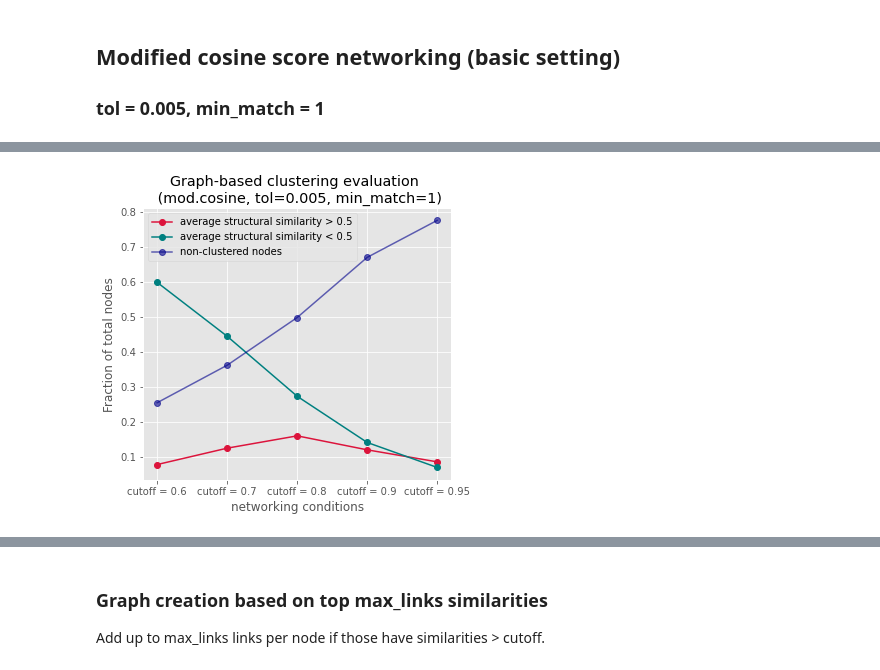
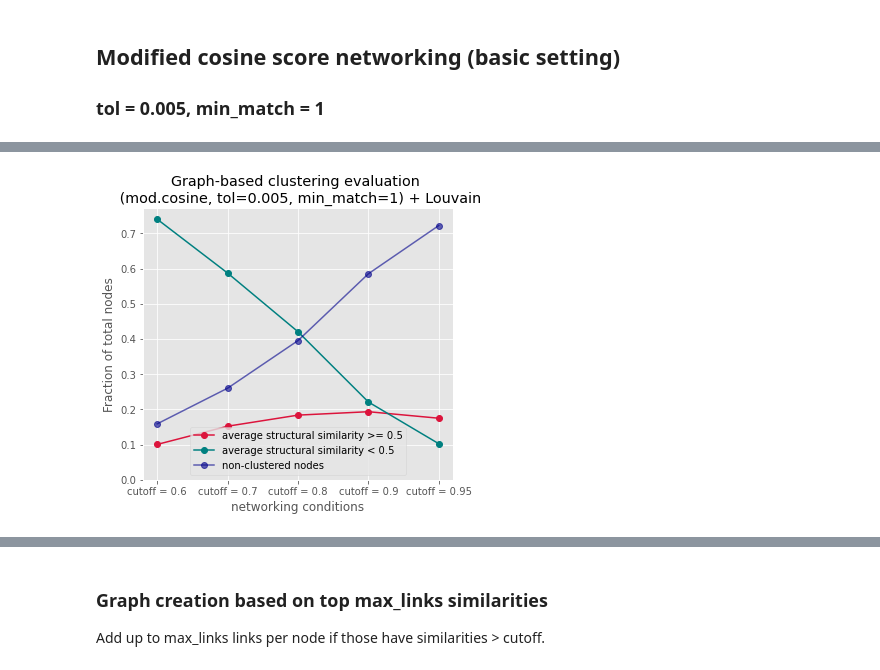
Before and after one commit to iomega/spec2vec_gnps_data_analysis, a Jupyter notebook: notebooks/iomega-10-spectra-networking.ipynb, the cells around one changed output, grey strips where cells are left out. Cells and saved outputs as stored; diff of their text form; code cells hidden in the pictures.

```diff
--- a/notebooks/iomega-10-spectra-networking.ipynb
+++ b/notebooks/iomega-10-spectra-networking.ipynb
@@ -203,10 +205,10 @@ import networkx as nx
 ### Import all-vs-all matrix of modified cosine scores.
 Derived in separate notebook:  ...
 # %%
-filename = os.path.join(path_data,'similarities_mod_cosine_tol0005.npy')
+filename = os.path.join(path_data,'similarities_mod_cosine_tol0005_200727.npy')
 matrix_similarities_mod_cosine = np.load(filename)
 
-filename = os.path.join(path_data,'similarities_mod_cosine_tol0005_matches.npy')
+filename = os.path.join(path_data,'similarities_mod_cosine_tol0005_200727_matches.npy')
 matrix_matches_mod_cosine = np.load(filename)
 # %% [markdown]
 ## Modified cosine score networking (basic setting)
@@ -288,11 +289,0 @@ plt.xlim([-1, 6.8])
-# %%
-size_bins = [1,5,10,50,100,250, len(spectra)]
-labels_modcos = ['cutoff = {}'.format(x) for x in thresholds]
-
-plots_cluster_evaluations(DATA_modcos_louvain,
-                              M_sim_mol,
-                              total_num_nodes,
-                              size_bins,
-                              labels_modcos,
-                              title = 'Cluster evaluation - mod.cosine score, Louvain clustering',
-                              filename = 'modcos_min_match1_louvain_cluster_evaluation.pdf')
@@ -301,12 +301,10 @@ plots_cluster_evaluations(DATA_modcos_louvain,
 # %%
-#plt.figure(figsize=(6,6))
-title = 'Graph-based clustering evaluation \n (mod.cosine, tol=0.005, min_match=1)'
-plot_clustering_performance(DATA_modcos,
+title = 'Graph-based clustering evaluation \n (mod.cosine, tol=0.005, min_match=1) + Louvain'
+plot_clustering_performance(DATA_modcos_louvain,
                             labels_modcos,
-                            total_num_nodes,
                             thres_well = 0.5,
                             thres_poor = 0.5,
                             title = title,
-                            filename = 'modcos_min_match1_cluster_performance_thres05.pdf')
+                            filename = 'modcos_min_match1_louvain_cluster_performance_thres05.pdf')
 # %% [output]
-[figure, old version]
+[figure, new version]
```
Also changed, not shown: parts of 26 cells of this notebook, 5 other files.
